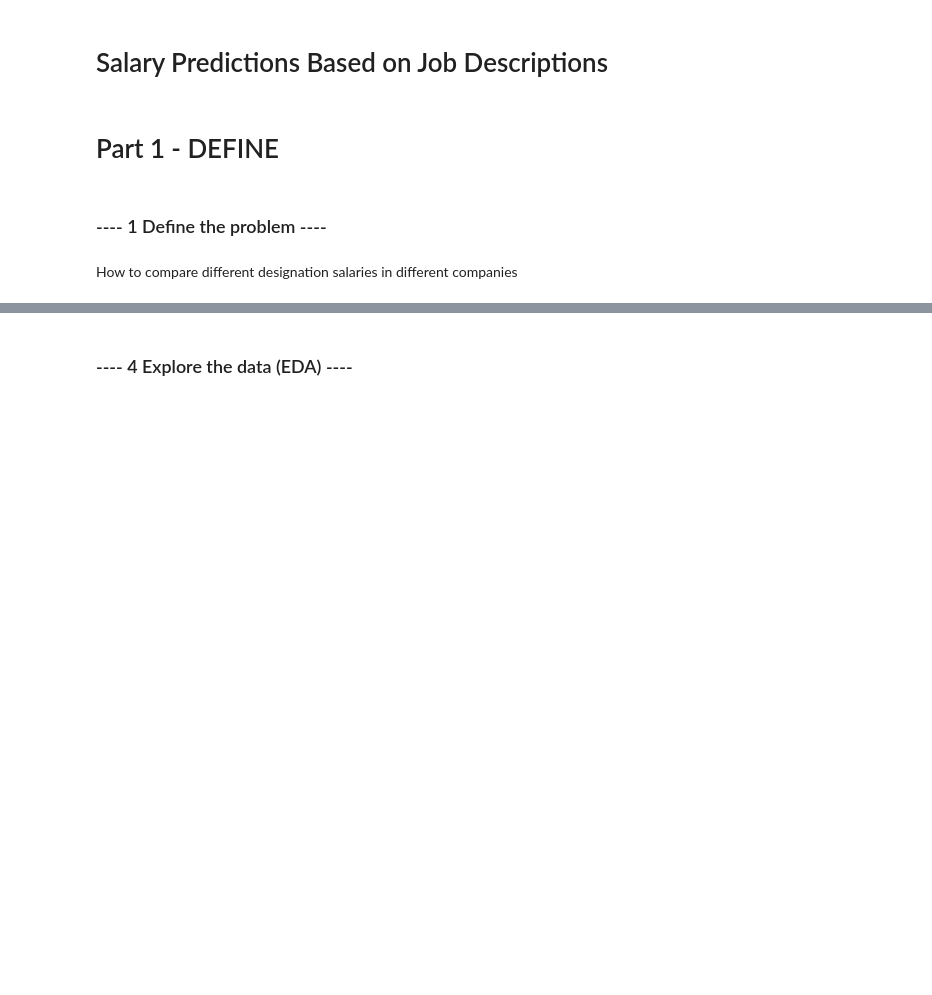
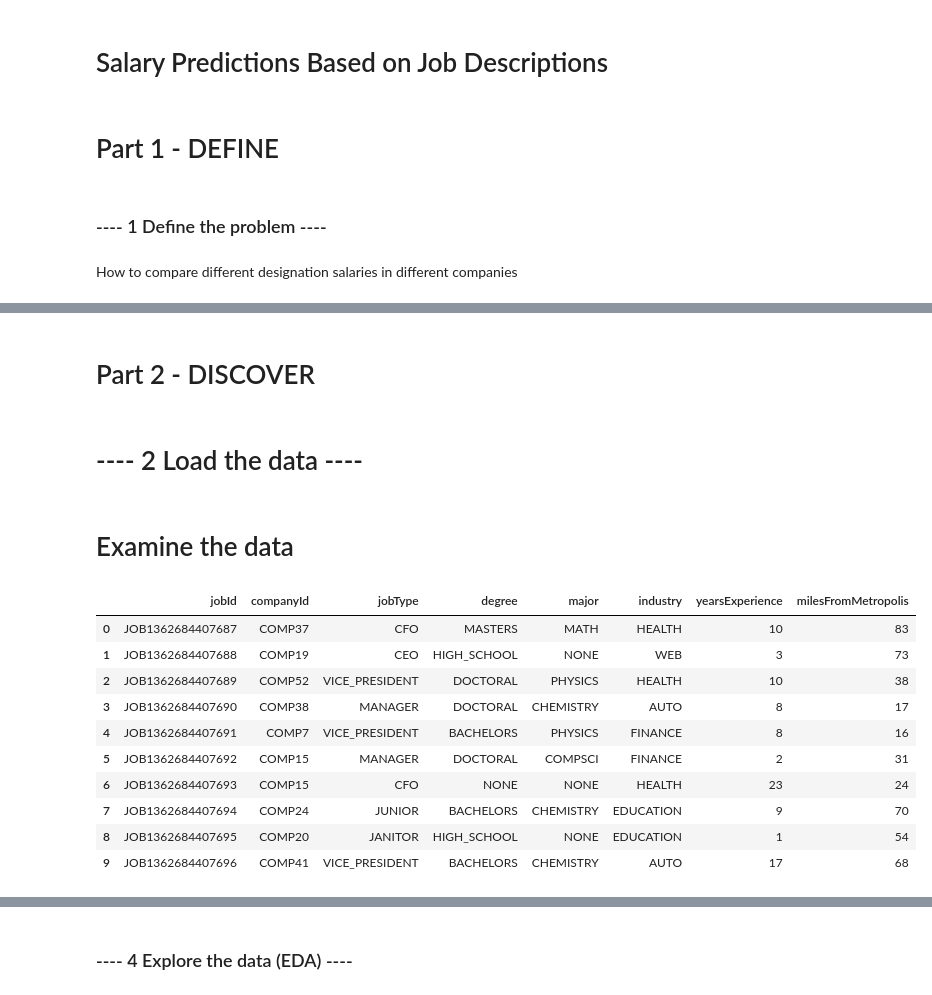
Before and after one commit to amsskumar/salarypredictionportfolio, a Jupyter notebook: Salary Prediction Notebook.ipynb, the cells around one changed output, grey strips where cells are left out. Drawn from its saved outputs; the diff is of its cells as text; code cells hidden in the pictures; blank space fills up the shorter version.

Commit message:
Update Portfolio proj discover, develop and devlop sections

```diff
--- a/Salary Prediction Notebook.ipynb
+++ b/Salary Prediction Notebook.ipynb
@@ -93,0 +31,4 @@ dtype: object
+# %% [markdown]
+# Part 2 - DISCOVER
+# %% [markdown]
+# ---- 2 Load the data ----
@@ -93,0 +40,16 @@ dtype: object
+# %% [markdown]
+# Examine the data
+# %%
+train_features_df.head(10)
+# %% [output]
+|  | jobId | companyId | jobType | degree | major | industry | yearsExperience | milesFromMetropolis |
+| 0 | JOB1362684407687 | COMP37 | CFO | MASTERS | MATH | HEALTH | 10 | 83 |
+| 1 | JOB1362684407688 | COMP19 | CEO | HIGH_SCHOOL | NONE | WEB | 3 | 73 |
+| 2 | JOB1362684407689 | COMP52 | VICE_PRESIDENT | DOCTORAL | PHYSICS | HEALTH | 10 | 38 |
+| 3 | JOB1362684407690 | COMP38 | MANAGER | DOCTORAL | CHEMISTRY | AUTO | 8 | 17 |
+| 4 | JOB1362684407691 | COMP7 | VICE_PRESIDENT | BACHELORS | PHYSICS | FINANCE | 8 | 16 |
+| 5 | JOB1362684407692 | COMP15 | MANAGER | DOCTORAL | COMPSCI | FINANCE | 2 | 31 |
+| 6 | JOB1362684407693 | COMP15 | CFO | NONE | NONE | HEALTH | 23 | 24 |
+| 7 | JOB1362684407694 | COMP24 | JUNIOR | BACHELORS | CHEMISTRY | EDUCATION | 9 | 70 |
+| 8 | JOB1362684407695 | COMP20 | JANITOR | HIGH_SCHOOL | NONE | EDUCATION | 1 | 54 |
+| 9 | JOB1362684407696 | COMP41 | VICE_PRESIDENT | BACHELORS | CHEMISTRY | AUTO | 17 | 68 |
```
Also changed, not shown: parts of 92 cells of this notebook, 1 other file.
